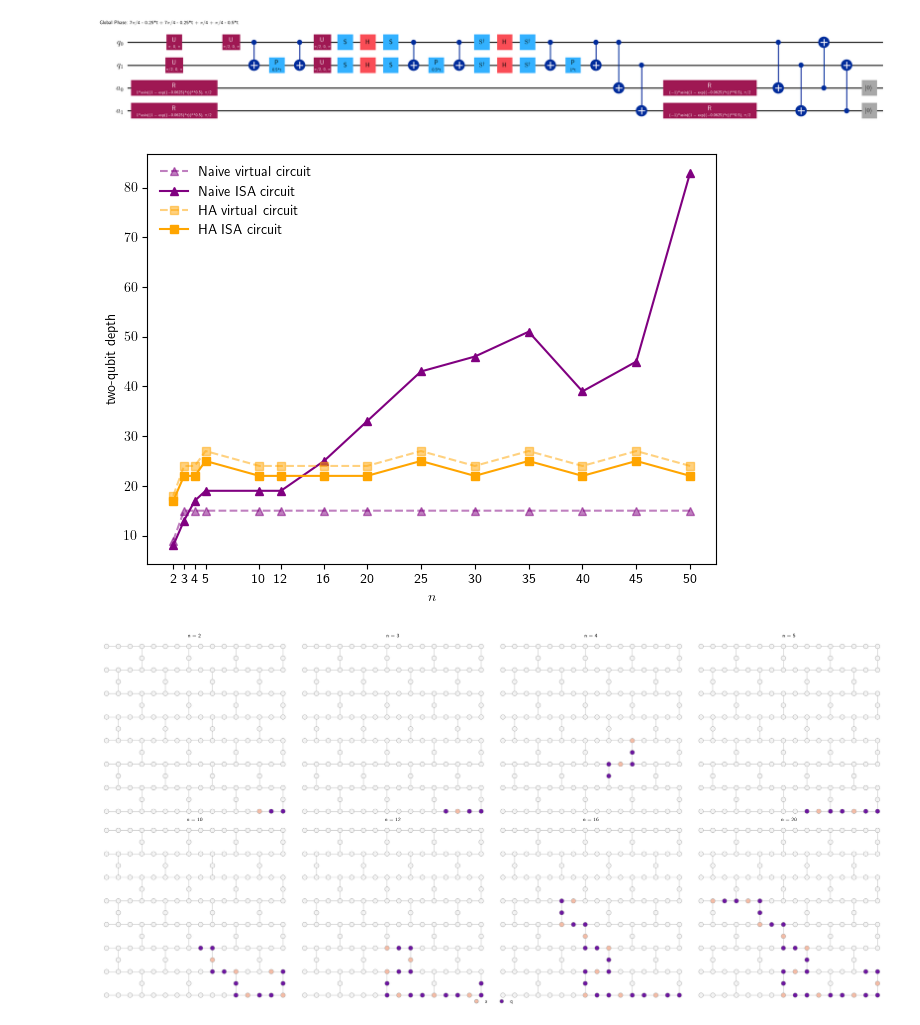
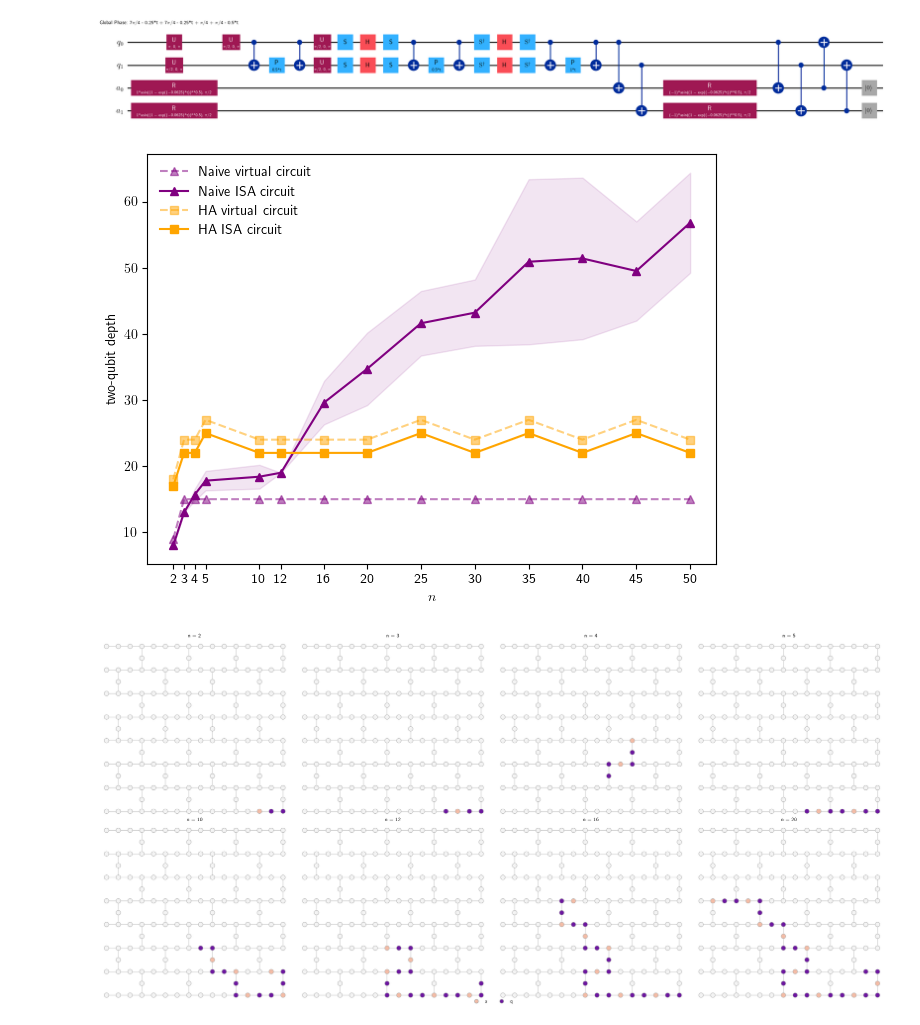
Before and after one commit to bentirher/dmpf_dissipation, a Jupyter notebook: standard_adc/tqd_study.ipynb, the cells around one changed output. Saved outputs shown, nothing was run; the diff lists cells and outputs as text; code cells hidden in the pictures.

Commit message:
new randomly-sampled transpilation for accurate two-qubit depth study

```diff
--- a/standard_adc/tqd_study.ipynb
+++ b/standard_adc/tqd_study.ipynb
@@ -21,26 +21,36 @@ excited = ["0"]
 k = 1
 dissipation = True
 backend = service.backend("ibm_basquecountry")
-
-naive_pm = generate_preset_pass_manager(optimization_level=3, backend=backend, seed_transpiler=123)
+N = 10 # Number of transpiler samplings
 
 naive_isa_qcs, ha_isa_qcs = [], []
-virtual_naive_tqds, virtual_ha_tqds, naive_isa_tqds, ha_isa_tqds = [], [], [], []
+virtual_naive_tqds, virtual_ha_tqds = [], []
+mean_naive_isa_tqds, mean_ha_isa_tqds = [], []
+std_naive_isa_tqds, std_ha_isa_tqds = [], []
 for size in n:
     J = [1/4]*(size-1)
     gamma = [J[0]/4]*size
     qc = naive_circuit(J, gamma, size, excited, k, dissipation)
     virtual_naive_tqds.append(qc.decompose(reps = 2).depth(lambda instr: len(instr.qubits) > 1))
 
-    naive_isa_qc = naive_pm.run(qc)
-    naive_isa_tqds.append(naive_isa_qc.depth(lambda instr: len(instr.qubits) > 1))
-
     ha_qc, init_layout = ha_circuit(J, gamma, size, excited, k, backend, dissipation)
     virtual_ha_tqds.append(ha_qc.decompose(reps = 2).depth(lambda instr: len(instr.qubits) > 1))
 
-    ha_pm = generate_preset_pass_manager(optimization_level = 3, backend = backend, initial_layout = init_layout, routing_method="none")
-    ha_isa_qc = ha_pm.run(ha_qc)
-    ha_isa_tqds.append(ha_isa_qc.depth(lambda instr: len(instr.qubits) > 1))
+    naive_isa_tqds, ha_isa_tqds = [], []
+    for i in range(N):
+        naive_pm = generate_preset_pass_manager(optimization_level=3, backend=backend)
+        naive_isa_qc = naive_pm.run(qc)
+        naive_isa_tqds.append(naive_isa_qc.depth(lambda instr: len(instr.qubits) > 1))
+
+        ha_pm = generate_preset_pass_manager(optimization_level = 3, backend = backend, initial_layout = init_layout, routing_method="none")
+        ha_isa_qc = ha_pm.run(ha_qc)
+        ha_isa_tqds.append(ha_isa_qc.depth(lambda instr: len(instr.qubits) > 1))
+
+    mean_naive_isa_tqds.append(np.mean(naive_isa_tqds))
+    std_naive_isa_tqds.append(np.std(naive_isa_tqds))
+
+    mean_ha_isa_tqds.append(np.mean(ha_isa_tqds))
+    std_ha_isa_tqds.append(np.std(ha_isa_tqds))
 
     naive_isa_qcs.append(naive_isa_qc)
     ha_isa_qcs.append(ha_isa_qc)
@@ -58,18 +68,25 @@ qc.decompose(reps = 2).draw('mpl', fold = -1)
 [figure]
 # %%
 plt.plot(n, virtual_naive_tqds, marker = '^', color = 'purple', linestyle = "dashed", alpha = 0.5, label = 'Naive virtual circuit')
-plt.plot(n, naive_isa_tqds, marker = '^', color = 'purple', label = 'Naive ISA circuit')
+plt.plot(n, mean_naive_isa_tqds, marker = '^', color = 'purple', label = 'Naive ISA circuit')
+upper_bound = np.array(mean_naive_isa_tqds) + np.array(std_naive_isa_tqds)
+lower_bound = np.array(mean_naive_isa_tqds) - np.array(std_naive_isa_tqds)
+plt.fill_between(n, lower_bound, upper_bound, color = "purple", alpha = 0.1)
+
 plt.plot(n, virtual_ha_tqds, marker = 's', color = 'orange', linestyle = "dashed", alpha = 0.5, label = 'HA virtual circuit')
-plt.plot(n, ha_isa_tqds, marker = 's', color = 'orange', label = 'HA ISA circuit')
+plt.plot(n, mean_ha_isa_tqds, marker = 's', color = 'orange', label = 'HA ISA circuit')
+upper_bound = np.array(mean_ha_isa_tqds) + np.array(std_ha_isa_tqds)
+lower_bound = np.array(mean_ha_isa_tqds) - np.array(std_ha_isa_tqds)
+plt.fill_between(n, lower_bound, upper_bound, color = "orange", alpha = 0.1)
 plt.xlabel("$n$")
 plt.ylabel("two-qubit depth")
 plt.legend(frameon = False)
 plt.xticks(n, n)
 plt.tight_layout()
-plt.savefig("[LARGER_SIZES]tqd_scaling_HA_adc.png", bbox_inches='tight', transparent = True)
+plt.savefig("[10_SAMPLES]tqd_scaling_HA_adc.png", bbox_inches='tight', transparent = True)
 plt.show()
 # %% [output]
-[figure, old version]
+[figure, new version]
 # %%
 from plot_initial_layout import plot_layouts
 fig, axes = plot_layouts(ha_isa_qcs, backend, titles=[f"n = {s}" for s in n])
```
Also changed, not shown: 1 other file.
